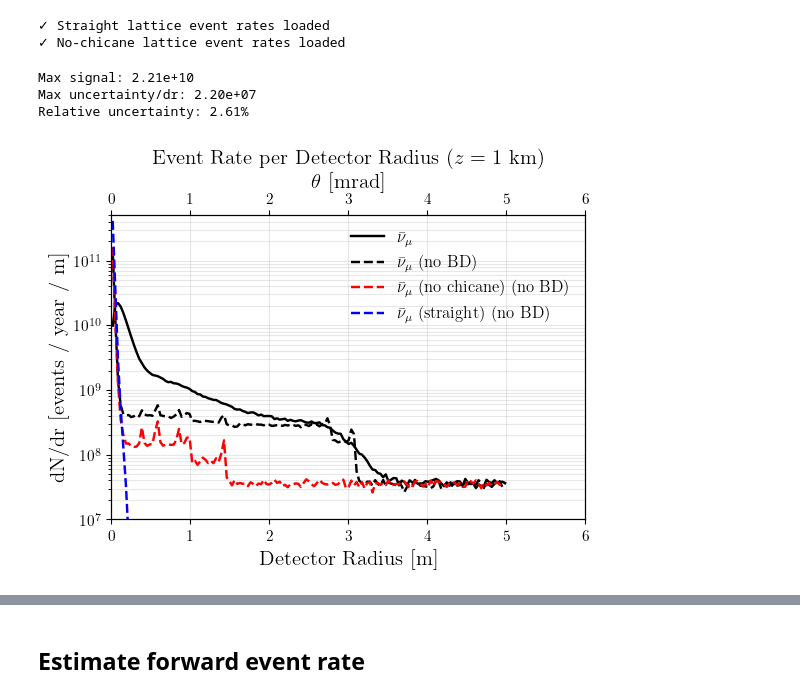
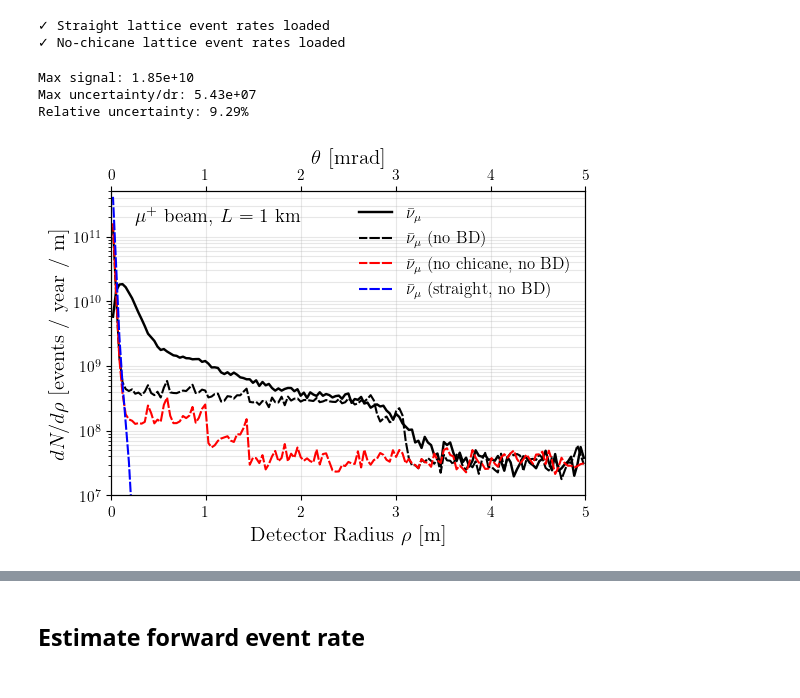
Before and after one commit to jchoi55/MINT, a Jupyter notebook: main_collider_ring_studies.ipynb, the cells around one changed output, grey strips where cells are left out. Saved outputs shown, nothing was run; the diff lists cells and outputs as text; code cells hidden in the pictures.

Commit message:
new beam optics, physics studies, and new x-y plots

```diff
--- a/main_collider_ring_studies.ipynb
+++ b/main_collider_ring_studies.ipynb
@@ -142,12 +184,12 @@ fig.savefig("plots/collider_ring_geometry.pdf", dpi=400)
 # %%
-# Quick geometry and reference momentum profile
-u = np.linspace(0, 1, 4000)
+# # Quick geometry and reference momentum profile
+# u = np.linspace(0, 1, 4000)
 
-fig, ax = plt.subplots(1, 1, figsize=(12, 4))
-ax.plot(ring_lattice.x(u)/100, ring_lattice.y(u)/100, lw=2)
-ax.set_xlabel("x [m]")
-ax.set_ylabel("y [m]")
-ax.set_title("Collider Ring (distorted for visualization)")
-# ax.set_ylim(-0.1,0.01)
-# ax.set_xlim(-200,200)
-fig.tight_layout()
+# fig, ax = plt.subplots(1, 1, figsize=(12, 4))
+# ax.plot(ring_lattice.x(u)/100, ring_lattice.y(u)/100, lw=2)
+# ax.set_xlabel("x [m]")
+# ax.set_ylabel("y [m]")
+# ax.set_title("Collider Ring (distorted for visualization)")
+# # ax.set_ylim(-0.1,0.01)
+# # ax.set_xlim(-200,200)
+# fig.tight_layout()
@@ -412,7 +454,7 @@ Warning! The following keys were not recognized and will be ignored: dict_keys([
 # --- Run all simulations ONCE per lattice ---
 # Create simulations dictionary: sims[lattice_name][flavor] = simulator
 sims = {}
-n_evals = 1e7
+n_evals = 1e6
 
 for lattice_name, lattice in lattices.items():
     sims[lattice_name] = {}
@@ -955,46 +997,47 @@ ax.plot(r_centers/100.0, dN_dr_per_year_per_m_numubar, lw=1.75, label=label["num
 # ax.plot(r_centers/100.0, dN_dr_per_year_per_m_numubar_straight, lw=1.6, label=label["numubar"]+" (straight)")
 
 plt.gca().set_prop_cycle(None)
 
 dr = np.diff(r_edges)  # Convert to dN/dr uncertainty
 
 numubar_uncertainty = calculate_event_weight_uncertainty_radial(sims["ring"]["numubar"], "numubar", r_edges, det_location)
 numubar_uncertainty_no_chicane = calculate_event_weight_uncertainty_radial(sims["no_chicane"]["numubar"], "numubar", r_edges, det_location)
 numubar_uncertainty_straight = calculate_event_weight_uncertainty_radial(sims["straight"]["numubar"], "numubar", r_edges, det_location)
 
 # ax.fill_between(r_centers/100.0, dN_dr_per_year_per_m_numubar-(numubar_uncertainty), dN_dr_per_year_per_m_numubar+(numubar_uncertainty), alpha=0.3)
 # ax.fill_between(r_centers/100.0, dN_dr_per_year_per_m_numubar_no_chicane-(numubar_uncertainty_no_chicane), dN_dr_per_year_per_m_numubar_no_chicane+(numubar_uncertainty_no_chicane), alpha=0.3)
 # ax.fill_between(r_centers/100.0, dN_dr_per_year_per_m_numubar_straight-(numubar_uncertainty_straight), dN_dr_per_year_per_m_numubar_straight+(numubar_uncertainty_straight), alpha=0.3)
 
-ax.plot(r_centers/100.0, dN_dr_per_year_per_m_numubar_noBD, lw=1.75, ls='--', label=label["numubar"]+r' (no BD)', color='black')
-ax.plot(r_centers/100.0, dN_dr_per_year_per_m_numubar_noBD_no_chicane, lw=1.75, ls='--', label=label["numubar"]+" (no chicane)"+r' (no BD)', color='red')
-ax.plot(r_centers/100.0, dN_dr_per_year_per_m_numubar_noBD_straight, lw=1.75, ls='--', label=label["numubar"]+" (straight)"+r' (no BD)', color='blue')
+ax.plot(r_centers/100.0, dN_dr_per_year_per_m_numubar_noBD, lw=1.5, ls=(1,(5,1)), label=label["numubar"]+r' (no BD)', color='black')
+ax.plot(r_centers/100.0, dN_dr_per_year_per_m_numubar_noBD_no_chicane, lw=1.5, ls=(1,(5,1)), label=label["numubar"]+" (no chicane, no BD)", color='red')
+ax.plot(r_centers/100.0, dN_dr_per_year_per_m_numubar_noBD_straight, lw=1.5, ls=(1,(5,1)), label=label["numubar"]+" (straight, no BD)", color='blue')
 
 print(f"Max signal: {dN_dr_per_year_per_m_numubar.max():.2e}")
 print(f"Max uncertainty/dr: {(numubar_uncertainty/dr).max():.2e}")
 print(f"Relative uncertainty: {((numubar_uncertainty/dr) / dN_dr_per_year_per_m_numubar).max():.2%}")
 
 ax2 = ax.twiny()
-ax2.set_xlim(0, 6)  # Match the main axis limits
-ax2.set_xlabel("$\\theta$ [mrad]", fontsize=15)
+ax2.set_xlim(0, 5)  # Match the main axis limits
+ax2.set_xlabel(r"$\theta$ [mrad]", fontsize=15)
 
-ax.set_xlabel("Detector Radius [m]", fontsize=15)
-ax.set_ylabel("dN/dr [events / year / m]", fontsize=15)
-ax.set_xlim(0, 6)
+ax.set_xlabel(r"Detector Radius $\rho$ [m]", fontsize=15)
+ax.set_ylabel(r"$dN/d\rho$ [events / year / m]", fontsize=15)
+ax.set_xlim(0, 5)
 # ax.set_xscale
 ax.grid(True, which='both', ls='-', alpha=0.3)
 ax.set_ylim(1e7, 5e11)
 ax.set_yscale('log')
 # ax.set_xscale('log')
 ax.legend(frameon=False, fontsize=12)
-ax.set_title(r"Event Rate per Detector Radius ($z = 1$ km)", fontsize=15)
+ax.annotate(r"$\mu^+$ beam, $L = 1$ km", xy=(0.05, 0.95), xycoords='axes fraction', fontsize=14, verticalalignment='top')
+# ax.set_title(r"Event Rate per Detector Radius ($z = 1$ km)", fontsize=15)
 fig.tight_layout()
 fig.savefig("plots/hybrid_v06_event_rate_radial(6m).pdf", dpi=300, bbox_inches="tight")
 # %% [output]
-Max signal: 2.21e+10
-Max uncertainty/dr: 2.20e+07
-Relative uncertainty: 2.61%
+Max signal: 1.85e+10
+Max uncertainty/dr: 5.43e+07
+Relative uncertainty: 9.29%
-[figure, old version]
+[figure, new version]
 # %%
 # plot
 fig, ax = pt.std_fig(figsize=(6, 4))
```
Also changed, not shown: parts of 33 cells of this notebook, 44 other files.
